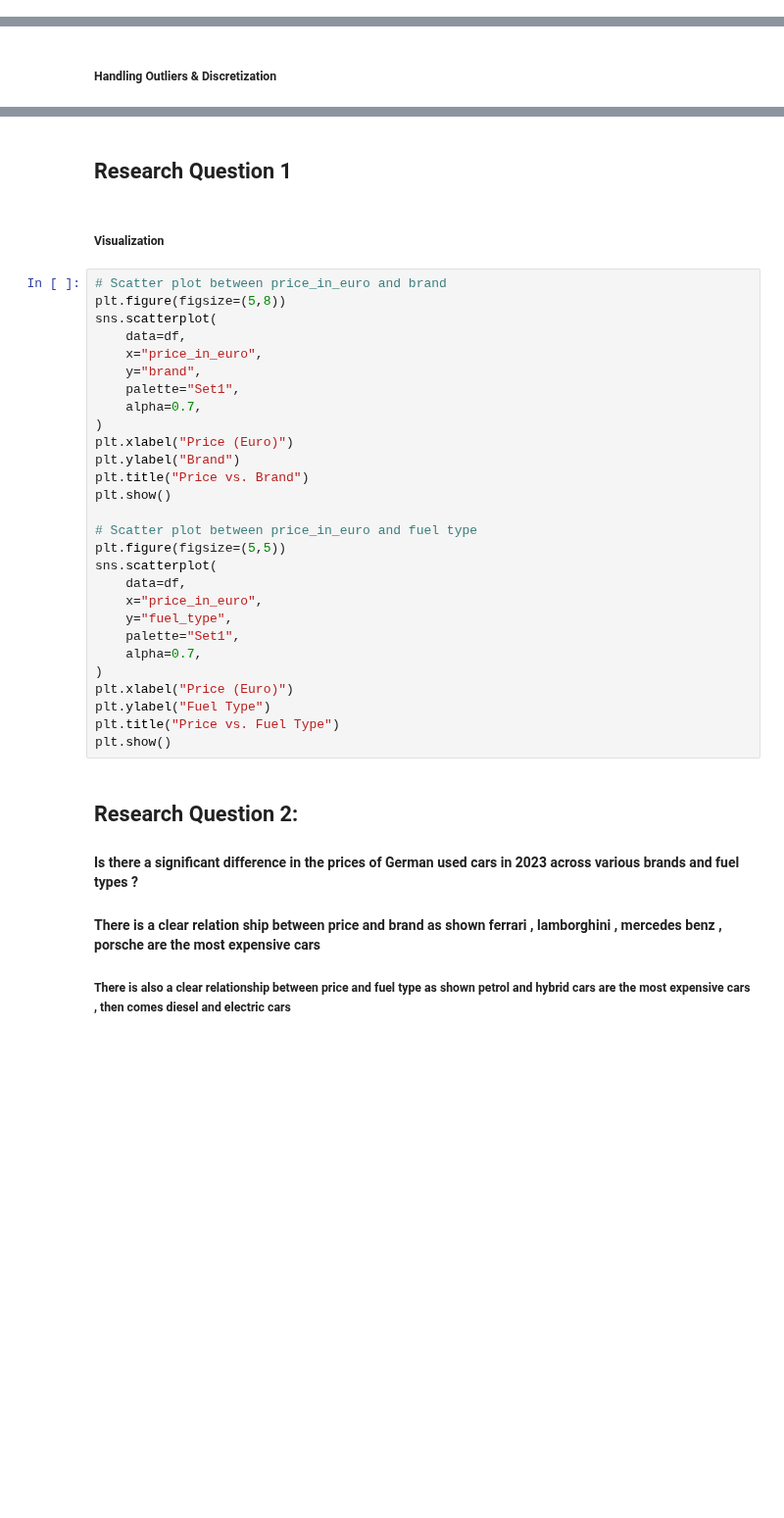
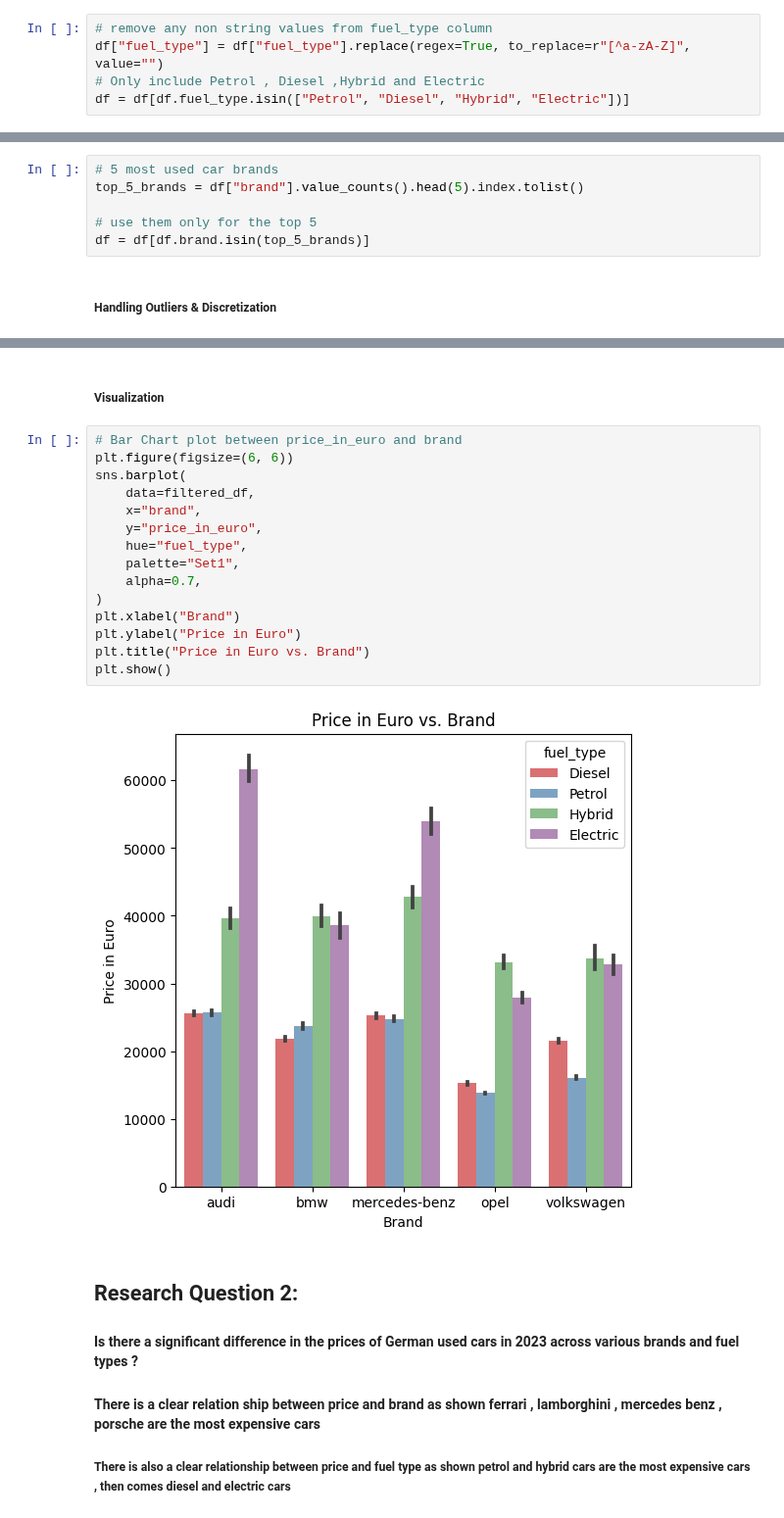
Before and after one commit to yahiaehab10/DataEngineering-GermanyUsedCars, a Jupyter notebook: project.ipynb, the cells around one changed output, grey strips where cells are left out. Shown at 98% size. Drawn from its saved outputs; the diff is of its cells as text; blank space fills up the shorter version.

Commit message:
Research Question Finalizing

```diff
--- a/project.ipynb
+++ b/project.ipynb
@@ -190,0 +313,5 @@ print(df["fuel_type"].unique())
+# %%
+# remove any non string values from fuel_type column
+df["fuel_type"] = df["fuel_type"].replace(regex=True, to_replace=r"[^a-zA-Z]", value="")
+# Only include Petrol , Diesel ,Hybrid and Electric
+df = df[df.fuel_type.isin(["Petrol", "Diesel", "Hybrid", "Electric"])]
@@ -191,3 +320,9 @@ print(df["fuel_type"].unique())
+# %%
+# 5 most used car brands
+top_5_brands = df["brand"].value_counts().head(5).index.tolist()
+
+# use them only for the top 5
+df = df[df.brand.isin(top_5_brands)]
 # %% [markdown]
 ##### Handling Outliers & Discretization
 # %%
@@ -217,35 +358,22 @@ filtered_df["price_in_euro_discretized"] = pd.cut(
-# %% [markdown]
-## Research Question 1
 # %% [markdown]
 ##### Visualization
 # %%
-# Scatter plot between price_in_euro and brand
-plt.figure(figsize=(5,8))
-sns.scatterplot(
-    data=df,
-    x="price_in_euro",
-    y="brand",
+# Bar Chart plot between price_in_euro and brand
+plt.figure(figsize=(6, 6))
+sns.barplot(
+    data=filtered_df,
+    x="brand",
+    y="price_in_euro",
+    hue="fuel_type",
     palette="Set1",
     alpha=0.7,
 )
-plt.xlabel("Price (Euro)")
-plt.ylabel("Brand")
-plt.title("Price vs. Brand")
+plt.xlabel("Brand")
+plt.ylabel("Price in Euro")
+plt.title("Price in Euro vs. Brand")
 plt.show()
-
-# Scatter plot between price_in_euro and fuel type
-plt.figure(figsize=(5,5))
-sns.scatterplot(
-    data=df,
-    x="price_in_euro",
-    y="fuel_type",
-    palette="Set1",
-    alpha=0.7,
-)
-plt.xlabel("Price (Euro)")
-plt.ylabel("Fuel Type")
-plt.title("Price vs. Fuel Type")
-plt.show()
+# %% [output]
+[figure, added]
 # %% [markdown]
 ## Research Question 2:
 #### Is there a significant difference in the prices of German used cars in 2023 across various brands and fuel types ?
```
Also changed, not shown: parts of 16 cells of this notebook.
